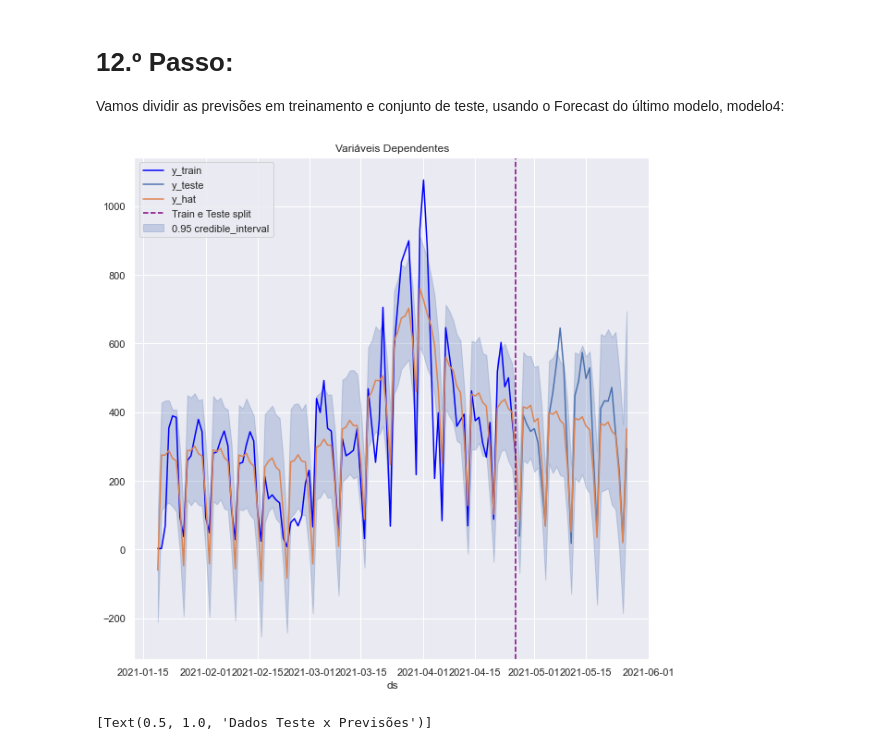
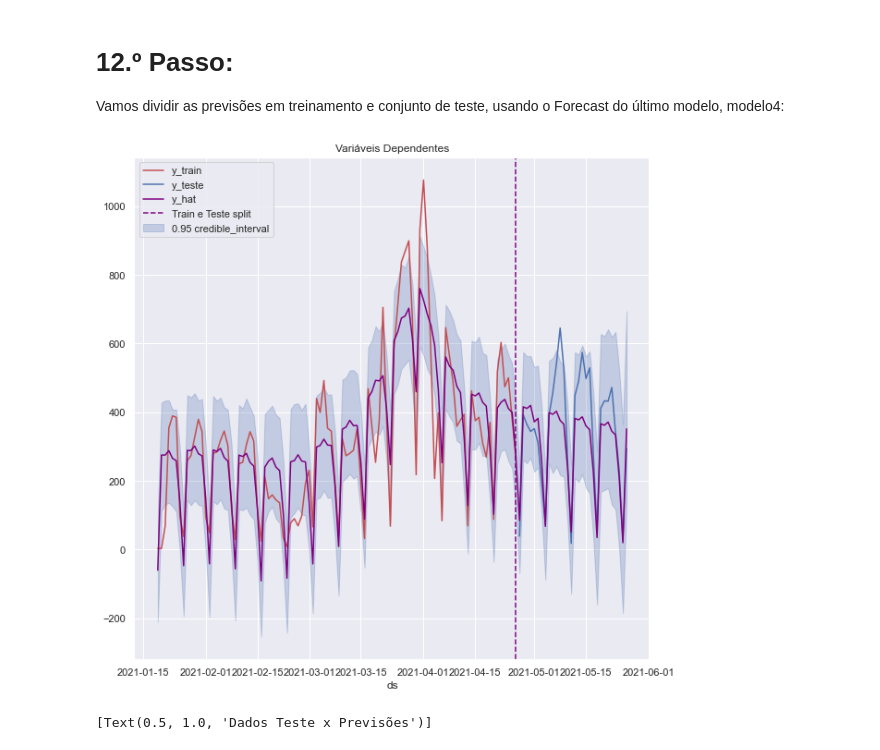
Before and after one commit to nubia-mp1211/Projeto-Final, a Jupyter notebook: ATUAL -Tratando-Vacinados e Previsoes.ipynb, the cells around one changed output. Saved outputs shown, nothing was run; the diff lists cells and outputs as text; code cells hidden in the pictures.

```diff
--- a/ATUAL -Tratando-Vacinados e Previsoes.ipynb
+++ b/ATUAL -Tratando-Vacinados e Previsoes.ipynb
@@ -948,23 +948,23 @@ Vamos dividir as previsões em treinamento e conjunto de teste, usando o Forecas
 # %%
 fig, ax = plt.subplots(figsize=(10,10))
 
 ax.fill_between(
     x =forecast4['ds'],
     y1=forecast4['yhat_lower'],
     y2=forecast4['yhat_upper'],
     color = 'b',
     alpha=0.25,
     label=r'0.95 credible_interval'
 )
 
-sns.lineplot(x='ds', y='y',    label ='y_train', color = 'blue', data  = df1_train, ax=ax)
+sns.lineplot(x='ds', y='y',    label ='y_train', color = 'r', data  = df1_train, ax=ax)
 sns.lineplot(x='ds', y='y',    label ='y_teste', data   = df1_teste, ax=ax)
-sns.lineplot(x='ds', y='yhat', label ='y_hat', data     = forecast4, ax=ax)
+sns.lineplot(x='ds', y='yhat', label ='y_hat', color = 'purple', data     = forecast4, ax=ax)
 ax.axvline(end_date, color = 'purple', linestyle='--', label='Train e Teste split')
 ax.legend(loc='upper left')
 ax.set(title='Variáveis Dependentes', ylabel='');
 # %% [output]
-[figure, old version]
+[figure, new version]
 # %%
 fig, ax = plt.subplots(figsize=(10,12))
 
```
